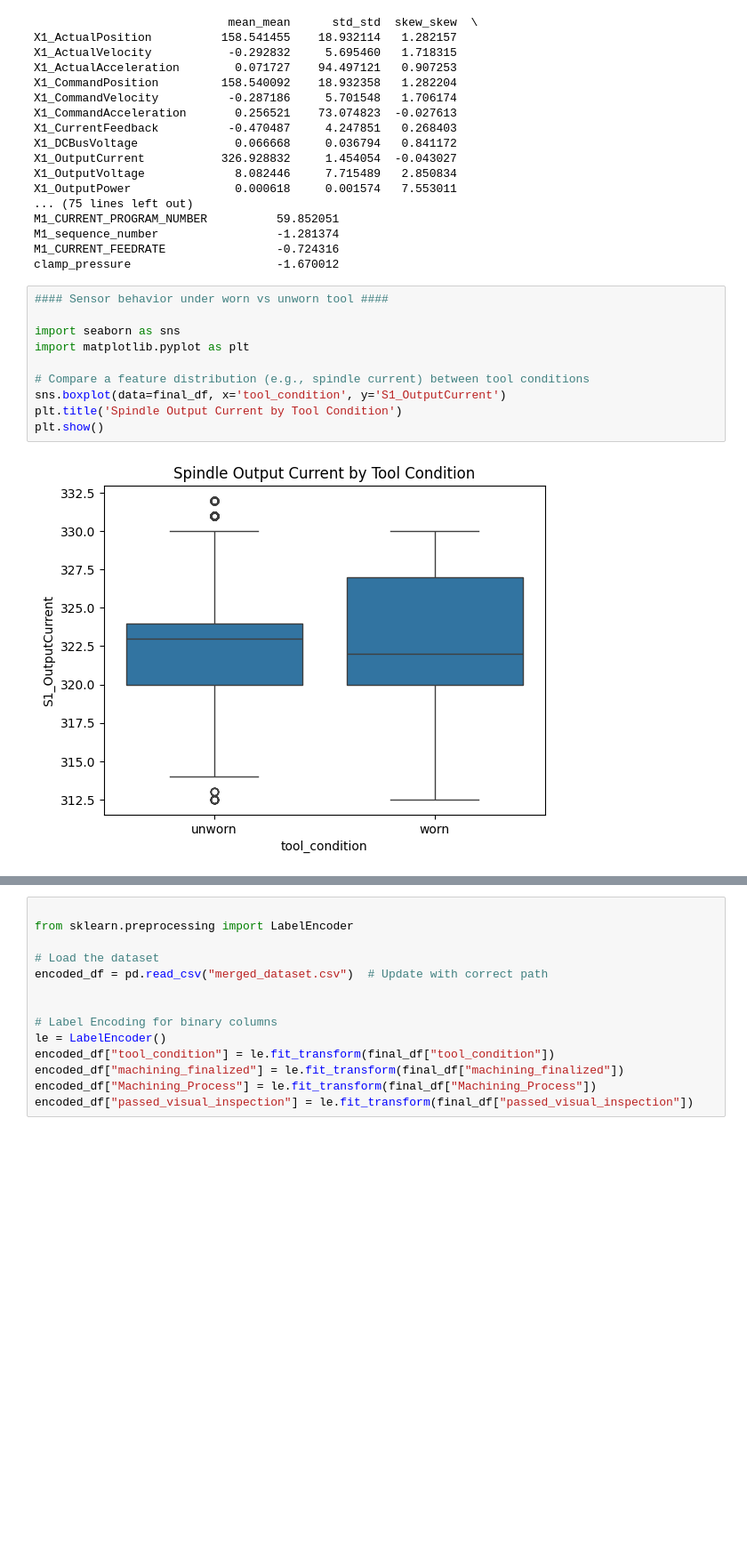
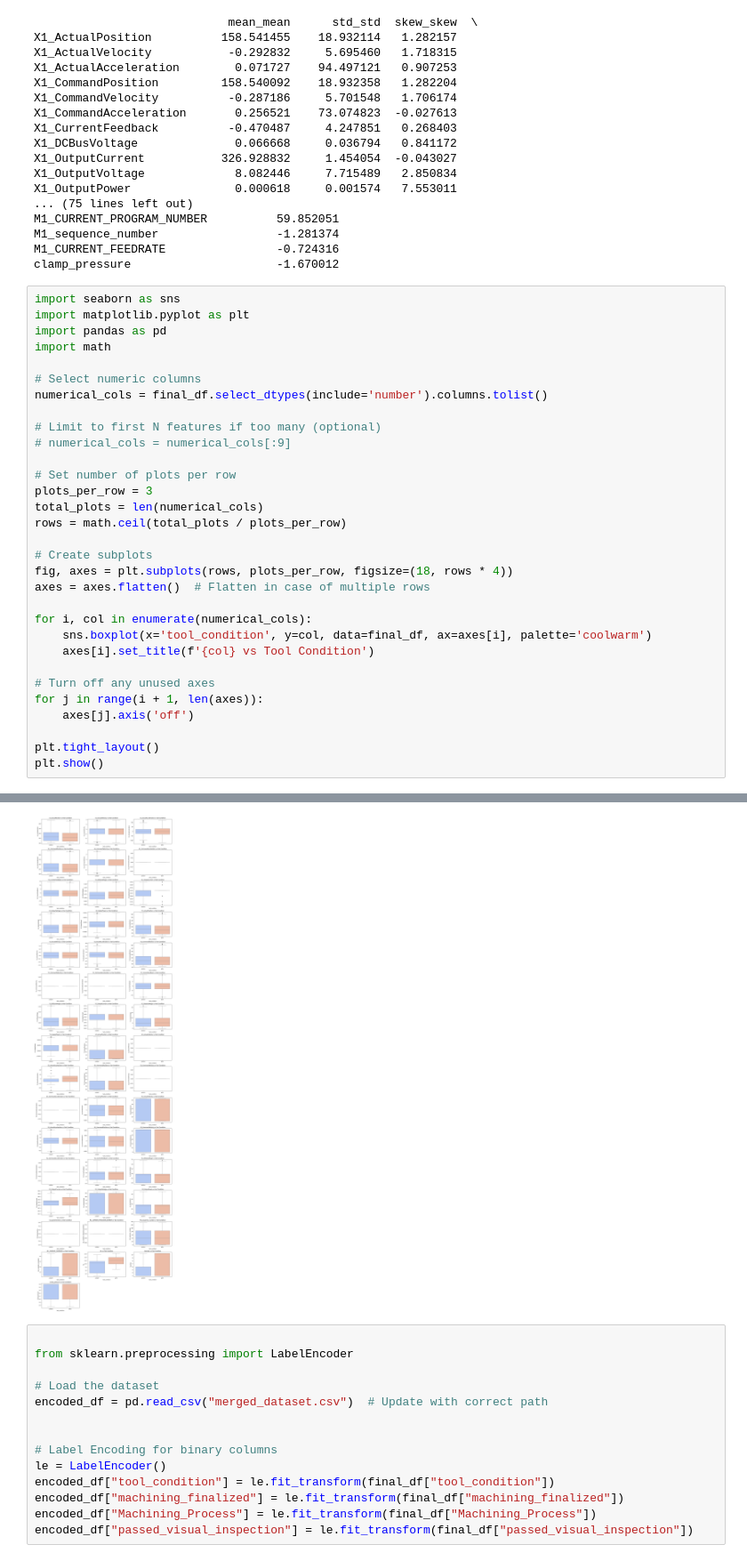
Before and after one commit to Bhuvaneswari-DS/cnc_milling_final_projects, a Jupyter notebook: Finalproject.ipynb, the cells around one changed output, grey strips where cells are left out. Shown at 89% size. Cells and saved outputs as stored; diff of their text form; blank space fills up the shorter version.

```diff
--- a/Finalproject.ipynb
+++ b/Finalproject.ipynb
@@ -413,15 +386,35 @@ M1_CURRENT_PROGRAM_NUMBER          59.852051
 M1_sequence_number                 -1.281374
 M1_CURRENT_FEEDRATE                -0.724316
 clamp_pressure                     -1.670012
-# %%
-#### Sensor behavior under worn vs unworn tool ####
-
-import seaborn as sns
-import matplotlib.pyplot as plt
-
-# Compare a feature distribution (e.g., spindle current) between tool conditions
-sns.boxplot(data=final_df, x='tool_condition', y='S1_OutputCurrent')
-plt.title('Spindle Output Current by Tool Condition')
-plt.show()
-# %% [output]
-[figure, removed]
+# %%
+import seaborn as sns
+import matplotlib.pyplot as plt
+import pandas as pd
+import math
+
+# Select numeric columns
+numerical_cols = final_df.select_dtypes(include='number').columns.tolist()
+
+# Limit to first N features if too many (optional)
+# numerical_cols = numerical_cols[:9]
+
+# Set number of plots per row
+plots_per_row = 3
+total_plots = len(numerical_cols)
+rows = math.ceil(total_plots / plots_per_row)
+
+# Create subplots
+fig, axes = plt.subplots(rows, plots_per_row, figsize=(18, rows * 4))
+axes = axes.flatten()  # Flatten in case of multiple rows
+
+for i, col in enumerate(numerical_cols):
+    sns.boxplot(x='tool_condition', y=col, data=final_df, ax=axes[i], palette='coolwarm')
+    axes[i].set_title(f'{col} vs Tool Condition')
+
+# Turn off any unused axes
+for j in range(i + 1, len(axes)):
+    axes[j].axis('off')
+
+plt.tight_layout()
+plt.show()
+# %% [output]
@@ -428,3 +438,4 @@ plt.show()
+[figure, added]
 # %%
 
 from sklearn.preprocessing import LabelEncoder
```
Also changed, not shown: parts of 18 cells of this notebook.
